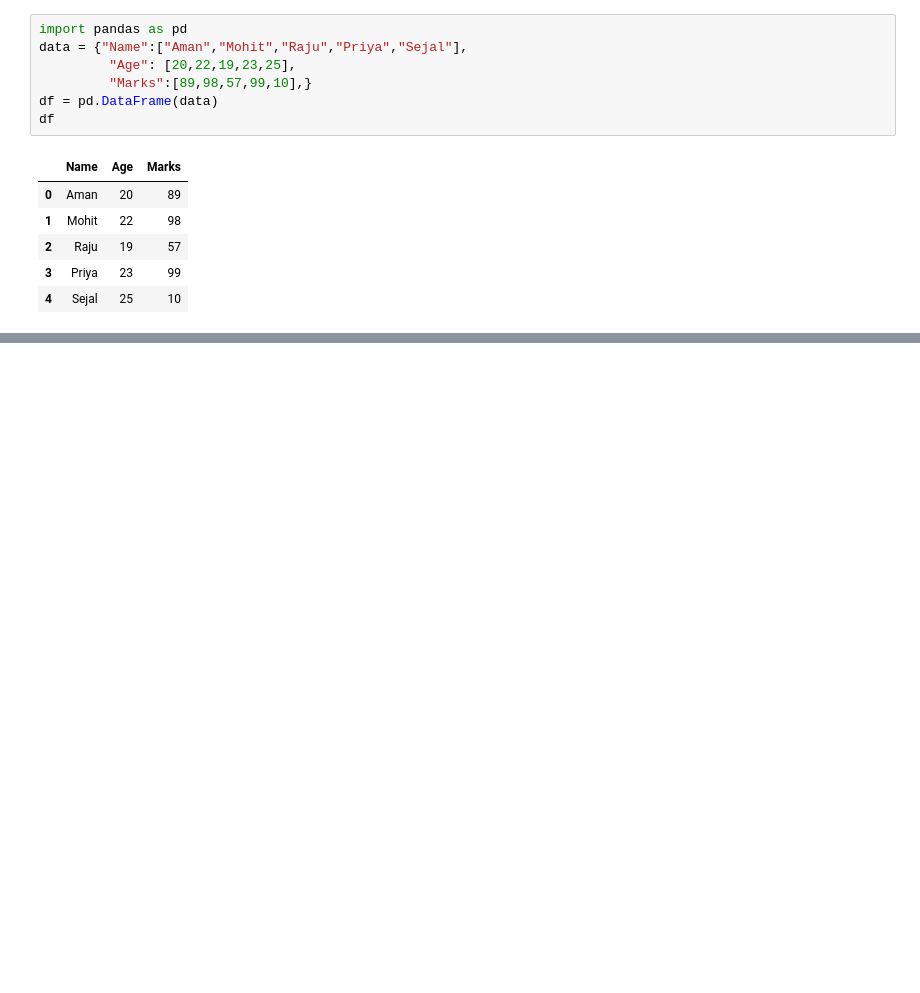
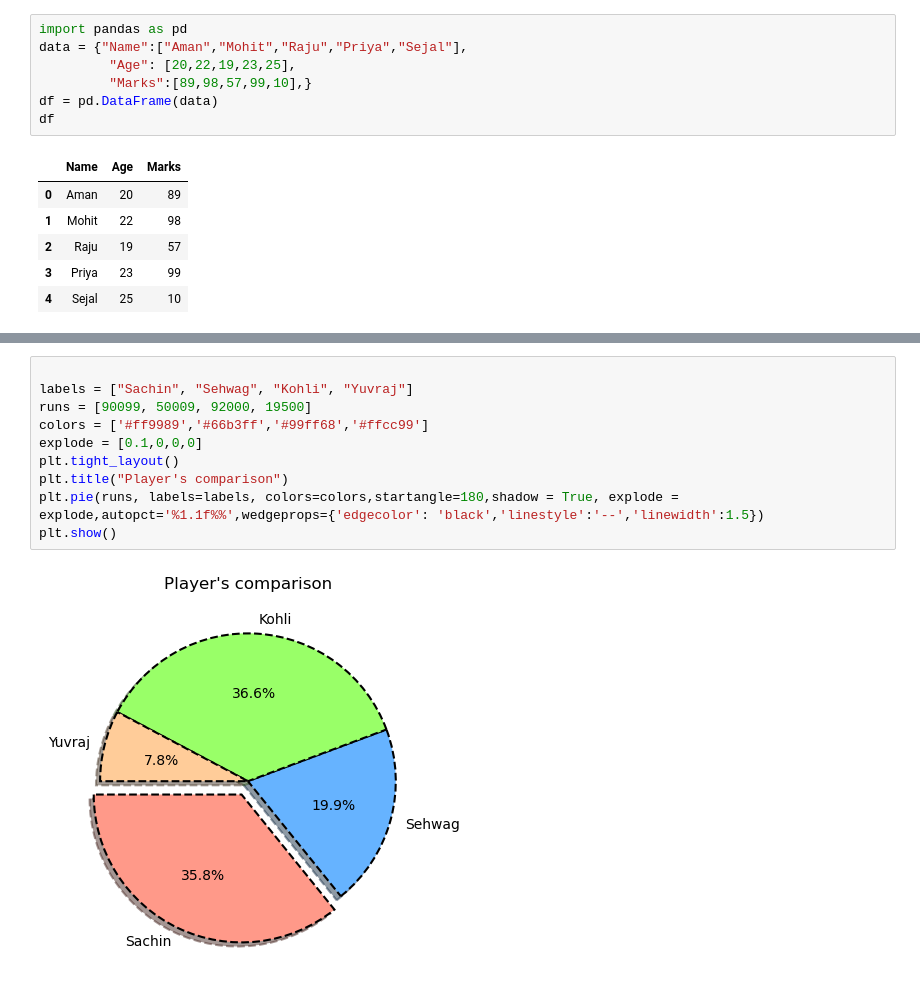
Before and after one commit to mohitmishra8921/Datascience, a Jupyter notebook: practice_numpy basic.ipynb, the cells around one changed output, grey strips where cells are left out. Drawn from its saved outputs; the diff is of its cells as text; blank space fills up the shorter version.

```diff
--- a/practice_numpy basic.ipynb
+++ b/practice_numpy basic.ipynb
@@ -33,0 +63,12 @@ arr = np.array([2,4,6])
+# %%
+
+labels = ["Sachin", "Sehwag", "Kohli", "Yuvraj"]
+runs = [90099, 50009, 92000, 19500]
+colors = ['#ff9989','#66b3ff','#99ff68','#ffcc99']
+explode = [0.1,0,0,0]
+plt.tight_layout()
+plt.title("Player's comparison")
+plt.pie(runs, labels=labels, colors=colors,startangle=180,shadow = True, explode = explode,autopct='%1.1f%%',wedgeprops={'edgecolor': 'black','linestyle':'--','linewidth':1.5})
+plt.show()
+# %% [output]
+[figure, added]
```
Also changed, not shown: parts of 5 cells of this notebook, 2 other files.
